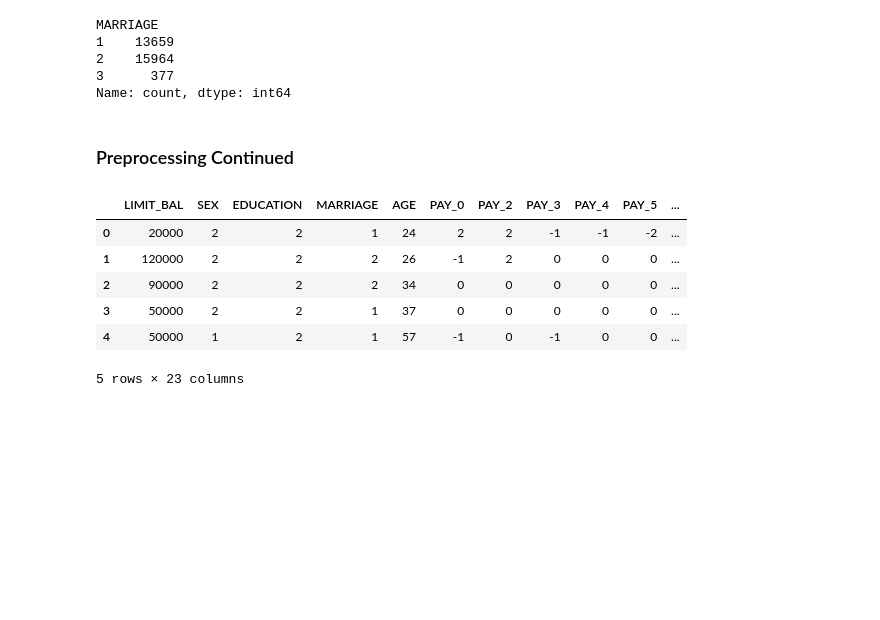
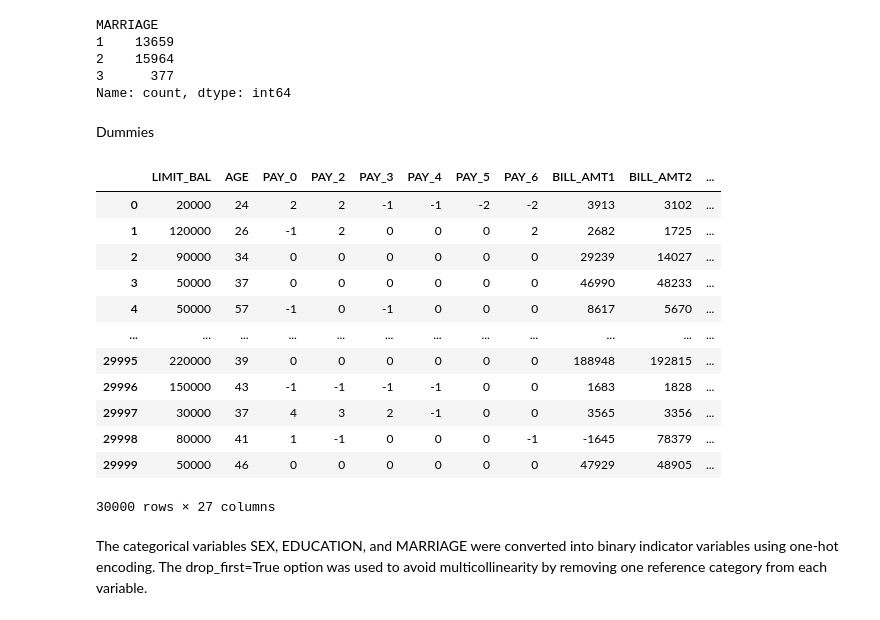
Before and after one commit to dvsdevious/credit-default-logistic-regression, a Jupyter notebook: notebooks/02_preprocessing.ipynb, the cells around one changed output. Saved outputs shown, nothing was run; the diff lists cells and outputs as text; code cells hidden in the pictures; blank space fills up the shorter version.

Commit message:
Completed preprocessing and logistic regression model with parameter tuning

```diff
--- a/notebooks/02_preprocessing.ipynb
+++ b/notebooks/02_preprocessing.ipynb
@@ -92,7 +92,27 @@ MARRIAGE
 2    15964
 3      377
 Name: count, dtype: int64
+# %% [markdown]
+Dummies
+# %%
+df_prep = pd.get_dummies(df_prep, columns=['SEX', 'EDUCATION', 'MARRIAGE'], drop_first=True)
+# %%
+df_prep
+# %% [output]
+|  | LIMIT_BAL | AGE | PAY_0 | PAY_2 | PAY_3 | PAY_4 | PAY_5 | PAY_6 | BILL_AMT1 | BILL_AMT2 | ... |
+| 0 | 20000 | 24 | 2 | 2 | -1 | -1 | -2 | -2 | 3913 | 3102 | ... |
+| 1 | 120000 | 26 | -1 | 2 | 0 | 0 | 0 | 2 | 2682 | 1725 | ... |
+| 2 | 90000 | 34 | 0 | 0 | 0 | 0 | 0 | 0 | 29239 | 14027 | ... |
+| 3 | 50000 | 37 | 0 | 0 | 0 | 0 | 0 | 0 | 46990 | 48233 | ... |
+| 4 | 50000 | 57 | -1 | 0 | -1 | 0 | 0 | 0 | 8617 | 5670 | ... |
+| ... | ... | ... | ... | ... | ... | ... | ... | ... | ... | ... | ... |
+| 29995 | 220000 | 39 | 0 | 0 | 0 | 0 | 0 | 0 | 188948 | 192815 | ... |
+| 29996 | 150000 | 43 | -1 | -1 | -1 | -1 | 0 | 0 | 1683 | 1828 | ... |
+| 29997 | 30000 | 37 | 4 | 3 | 2 | -1 | 0 | 0 | 3565 | 3356 | ... |
+| 29998 | 80000 | 41 | 1 | -1 | 0 | 0 | 0 | -1 | -1645 | 78379 | ... |
+| 29999 | 50000 | 46 | 0 | 0 | 0 | 0 | 0 | 0 | 47929 | 48905 | ... |
+30000 rows × 27 columns
+# %% [markdown]
+The categorical variables SEX, EDUCATION, and MARRIAGE were converted into binary indicator variables using one-hot encoding. The drop_first=True option was used to avoid multicollinearity by removing one reference category from each variable.
 # %%
 df_prep.to_csv('../data/processed/preprocessed_credit_default.csv', index=False)
-# %% [markdown]
-### Preprocessing Continued
@@ -102,10 +118,0 @@ y = df_prep['DEFAULT']
-# %%
-X.head()
-# %% [output]
-|  | LIMIT_BAL | SEX | EDUCATION | MARRIAGE | AGE | PAY_0 | PAY_2 | PAY_3 | PAY_4 | PAY_5 | ... |
-| 0 | 20000 | 2 | 2 | 1 | 24 | 2 | 2 | -1 | -1 | -2 | ... |
-| 1 | 120000 | 2 | 2 | 2 | 26 | -1 | 2 | 0 | 0 | 0 | ... |
-| 2 | 90000 | 2 | 2 | 2 | 34 | 0 | 0 | 0 | 0 | 0 | ... |
-| 3 | 50000 | 2 | 2 | 1 | 37 | 0 | 0 | 0 | 0 | 0 | ... |
-| 4 | 50000 | 1 | 2 | 1 | 57 | -1 | 0 | -1 | 0 | 0 | ... |
-5 rows × 23 columns
```
Also changed, not shown: parts of 10 cells of this notebook.
